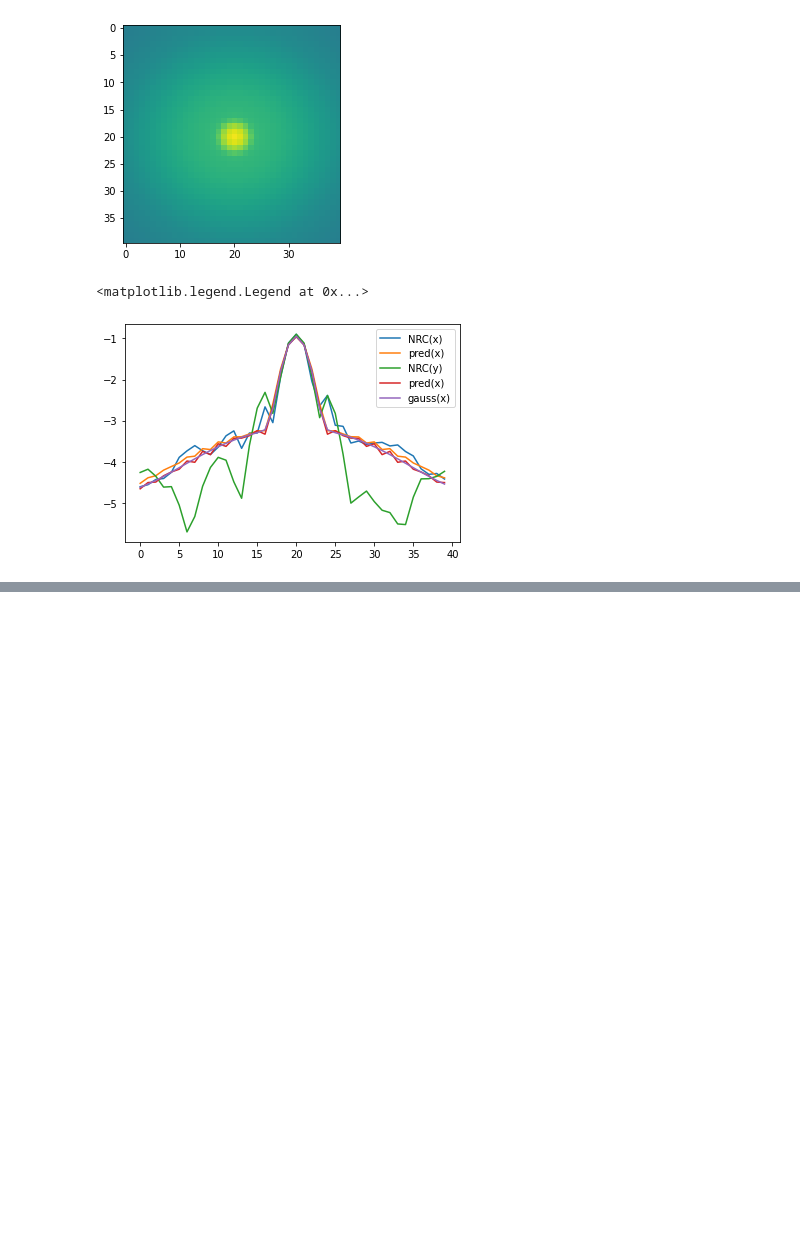
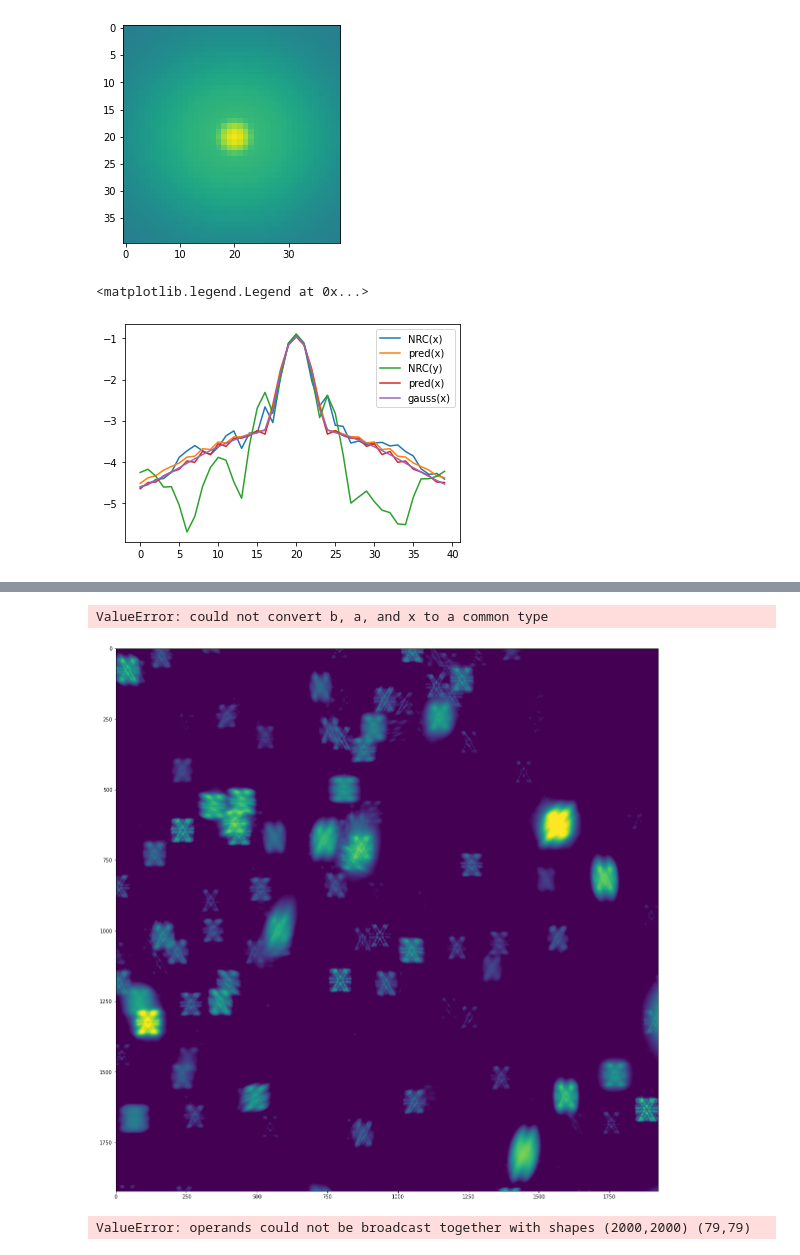
Before and after one commit to brantr/tensorflow-linear-regression, a Jupyter notebook: nircam-psf-fitting.ipynb, the cells around one changed output, grey strips where cells are left out. Drawn from its saved outputs; the diff is of its cells as text; code cells hidden in the pictures; blank space fills up the shorter version.

```diff
--- a/nircam-psf-fitting.ipynb
+++ b/nircam-psf-fitting.ipynb
@@ -390,0 +484,28 @@ plt.legend()
+# %%
+from scipy.signal import convolve2d,deconvolve
+psf_F444W = data_F200W #kludge
+data_flux_imed = deconvolve(data_flux.astype(float),psf_F444W.astype(float))
+data_flux_test = convolve2d(data_flux_imed,pred,mode='valid')
+# %% [output]
+ValueError: could not convert b, a, and x to a common type
+# %%
+jql.imshow(data_flux_test,fnx=20,fny=20,flag_log=True)
+# %% [output]
+[figure, added]
+# %%
+from scipy import fftpack
+
+def convolve(star, psf):
+    star_fft = fftpack.fftshift(fftpack.fftn(star))
+    psf_fft = fftpack.fftshift(fftpack.fftn(psf))
+    return fftpack.fftshift(fftpack.ifftn(fftpack.ifftshift(star_fft*psf_fft)))
+
+def deconvolve(star, psf):
+    star_fft = fftpack.fftshift(fftpack.fftn(star))
+    psf_fft = fftpack.fftshift(fftpack.fftn(psf))
+    return fftpack.fftshift(fftpack.ifftn(fftpack.ifftshift(star_fft/psf_fft)))
+
+data_flux_imed = deconvolve(data_flux, psf_F444W)
+data_flux_test = convolve2d(data_flux_imed,pred,mode='valid')
+# %% [output]
+ValueError: operands could not be broadcast together with shapes (2000,2000) (79,79)
```
Also changed, not shown: parts of 15 cells of this notebook.
